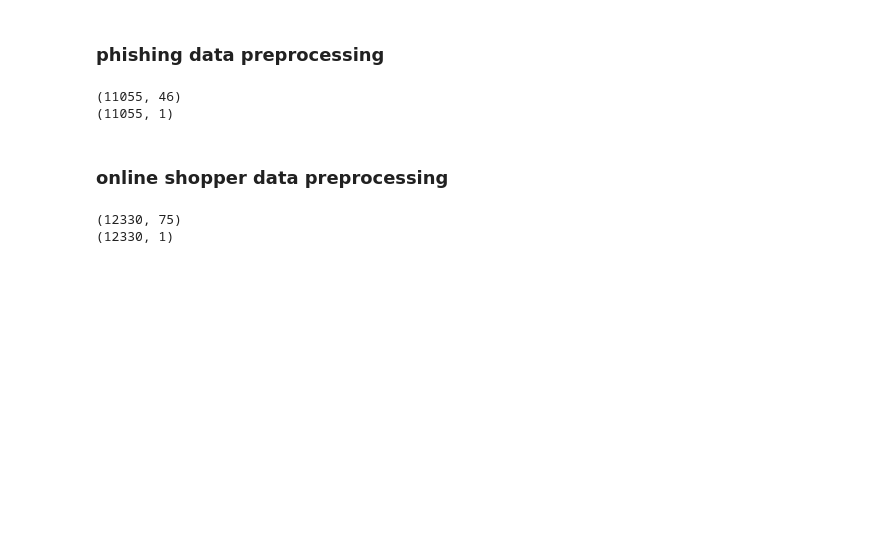
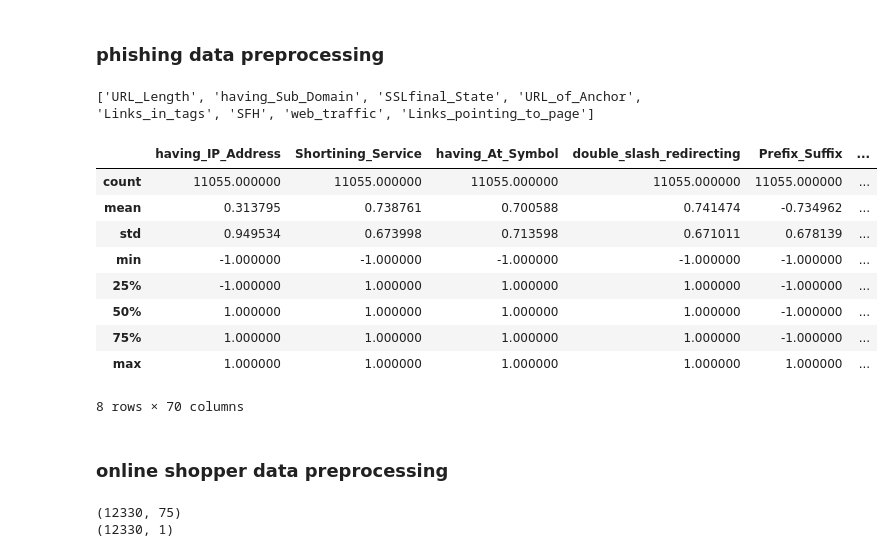
Before and after one commit to ryanym/cs7641, a Jupyter notebook: assignment1/testbench.ipynb, the cells around one changed output. Cells and saved outputs as stored; diff of their text form; code cells hidden in the pictures; blank space fills up the shorter version.

```diff
--- a/assignment1/testbench.ipynb
+++ b/assignment1/testbench.ipynb
@@ -15,7 +15,7 @@ import timeit
 
 label_encoder = preprocessing.LabelEncoder()
 # %%
-data1 = pd.read_csv("data/phishing_websites.csv").astype('category')
+data1 = pd.read_csv("data/phishing_websites.csv")
 data2 = pd.read_csv("data/online_shoppers_intention.csv")
 data1.drop(['id'], axis=1, inplace=True)
 data2 = data2.dropna()
@@ -25,22 +25,36 @@ data3 = pd.read_csv("data/online_shoppers_intention.csv")
 # %%
 col_to_one_hot = []
 for i, col in enumerate(data1):
     # print(col, data1[col].unique())
     if data1[col].unique().size > 2:
         col_to_one_hot.append(col)
-df_one_hot = data1[col_to_one_hot]
-df_one_hot = pd.get_dummies(df_one_hot)
+print(col_to_one_hot)
+# df_one_hot = data1[col_to_one_hot]
+df_one_hot = pd.get_dummies(data1, columns=col_to_one_hot)
+# df_one_hot.describe()
 df_other = data1.drop(col_to_one_hot, axis=1)
+for i in df_other:
+    df_other.loc[df_other[i] == -1] = 0
 data1 = pd.concat([df_one_hot, df_other], axis=1)
-data1.head()
+
+# data1.head()
 data1.describe(include='all')
-X1 = data1.drop(['Result'], axis=1)
-Y1 = data1[['Result']]
-print(X1.shape)
-print(Y1.shape)
+# X1 = data1.drop(['Result'], axis=1)
+# Y1 = data1[['Result']]
+# print(X1.shape)
+# print(Y1.shape)
 # %% [output]
-(11055, 46)
-(11055, 1)
+['URL_Length', 'having_Sub_Domain', 'SSLfinal_State', 'URL_of_Anchor', 'Links_in_tags', 'SFH', 'web_traffic', 'Links_pointing_to_page']
+|  | having_IP_Address | Shortining_Service | having_At_Symbol | double_slash_redirecting | Prefix_Suffix | ... |
+| count | 11055.000000 | 11055.000000 | 11055.000000 | 11055.000000 | 11055.000000 | ... |
+| mean | 0.313795 | 0.738761 | 0.700588 | 0.741474 | -0.734962 | ... |
+| std | 0.949534 | 0.673998 | 0.713598 | 0.671011 | 0.678139 | ... |
+| min | -1.000000 | -1.000000 | -1.000000 | -1.000000 | -1.000000 | ... |
+| 25% | -1.000000 | 1.000000 | 1.000000 | 1.000000 | -1.000000 | ... |
+| 50% | 1.000000 | 1.000000 | 1.000000 | 1.000000 | -1.000000 | ... |
+| 75% | 1.000000 | 1.000000 | 1.000000 | 1.000000 | -1.000000 | ... |
+| max | 1.000000 | 1.000000 | 1.000000 | 1.000000 | 1.000000 | ... |
+8 rows × 70 columns
 # %% [markdown]
 
 ### online shopper data preprocessing
```
Also changed, not shown: parts of 5 cells of this notebook, 4 other files.
